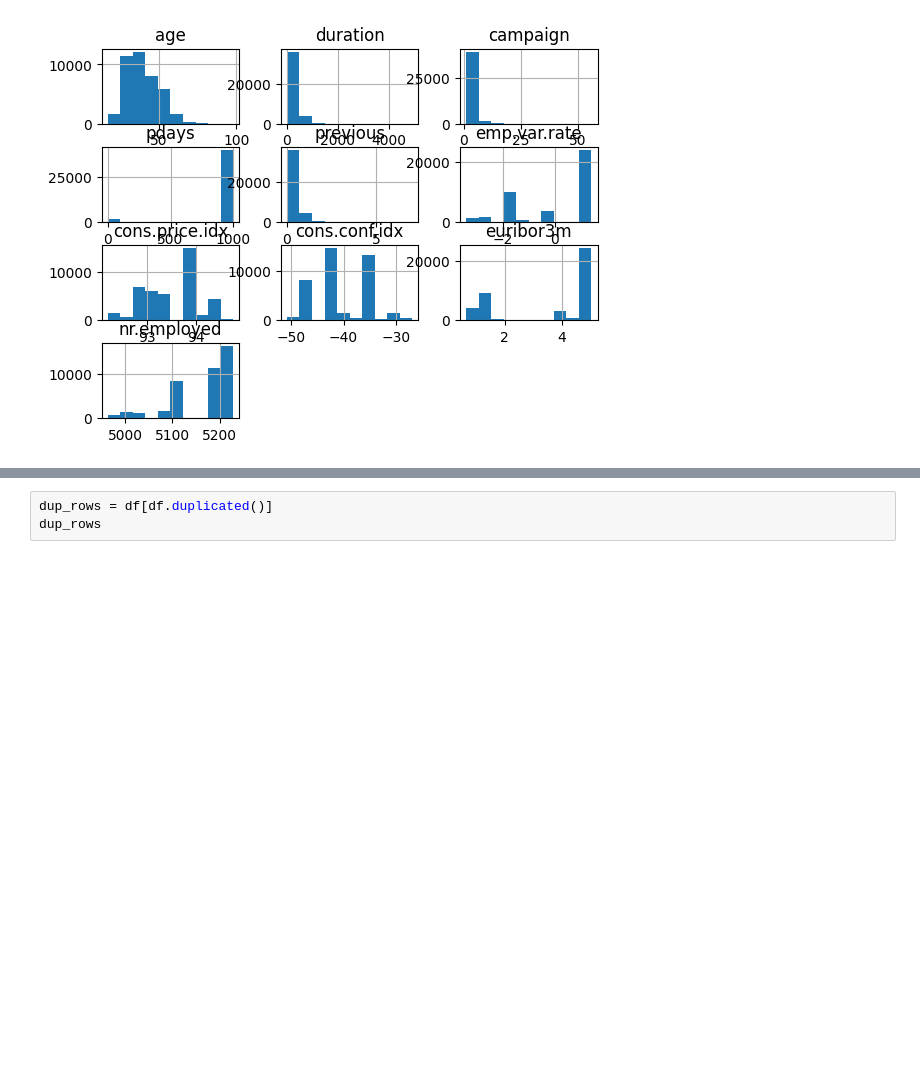
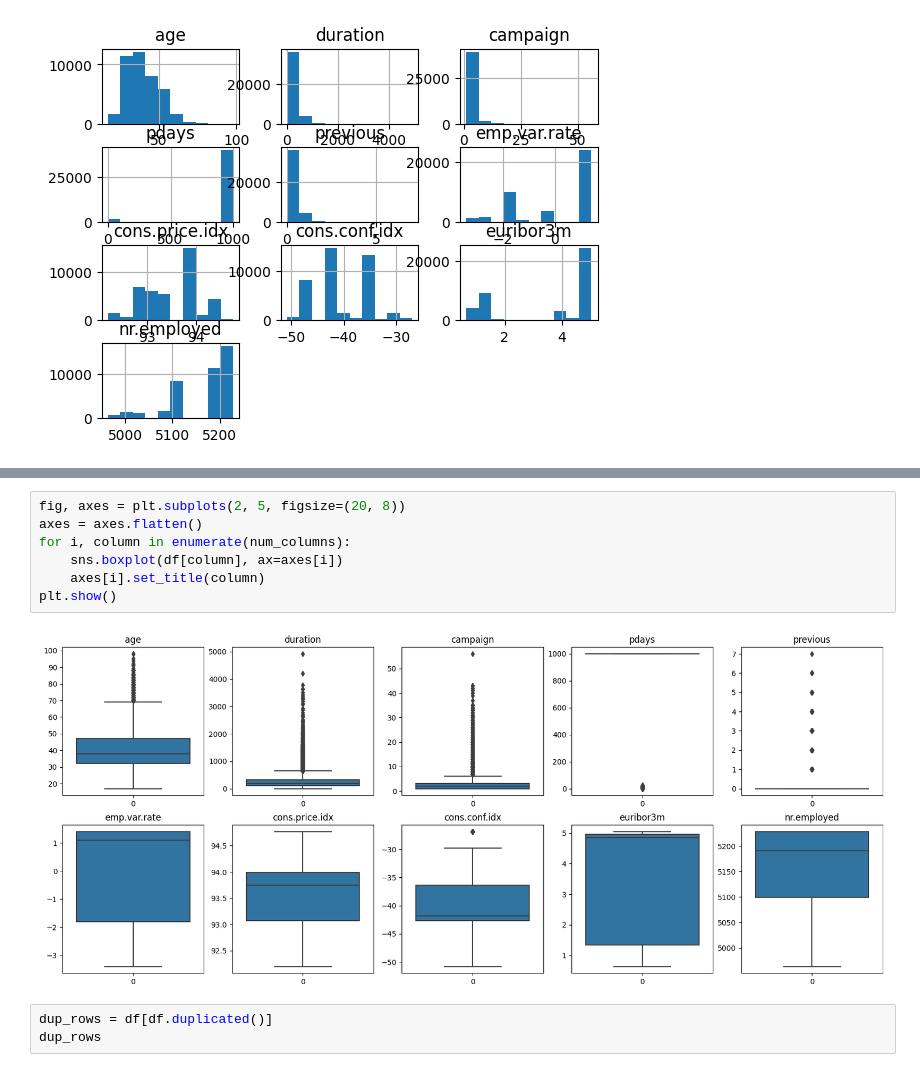
Before and after one commit to Ayushimalaviya/Bank-Marketing-Campaign-Analysis, a Jupyter notebook: nilesh_exp.ipynb, the cells around one changed output, grey strips where cells are left out. Drawn from its saved outputs; the diff is of its cells as text; blank space fills up the shorter version.

```diff
--- a/nilesh_exp.ipynb
+++ b/nilesh_exp.ipynb
@@ -93,3 +112,12 @@ array([[<AxesSubplot: title={'center': 'age'}>,
+# %%
+fig, axes = plt.subplots(2, 5, figsize=(20, 8))
+axes = axes.flatten()
+for i, column in enumerate(num_columns):
+    sns.boxplot(df[column], ax=axes[i])
+    axes[i].set_title(column)
+plt.show()
+# %% [output]
+[figure, added]
 # %%
 dup_rows = df[df.duplicated()]
 dup_rows
```
Also changed, not shown: parts of 25 cells of this notebook, 2 other files.
